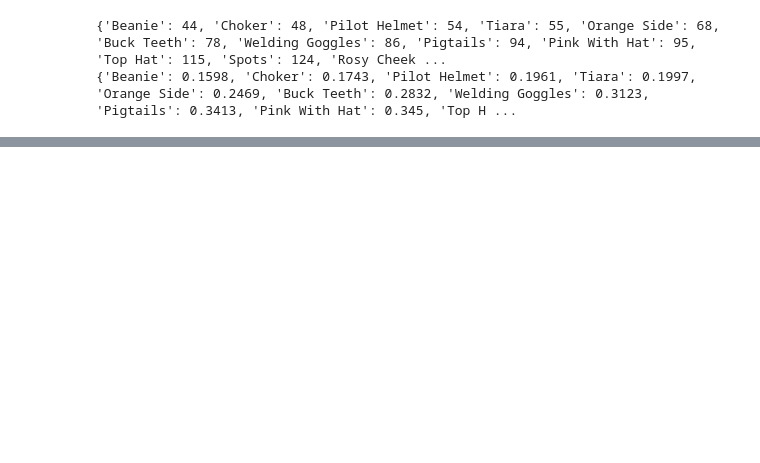
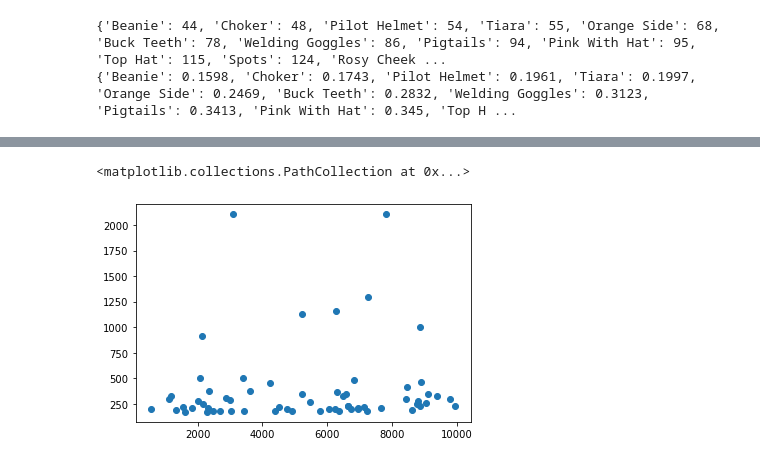
Before and after one commit to Sarah-Yifei-Wang/w209_visualization, a Jupyter notebook: notebooks/generate_data.ipynb, the cells around one changed output, grey strips where cells are left out. Drawn from its saved outputs; the diff is of its cells as text; code cells hidden in the pictures; blank space fills up the shorter version.

```diff
--- a/notebooks/generate_data.ipynb
+++ b/notebooks/generate_data.ipynb
@@ -297,0 +356,5 @@ df_sales_top1
+# %%
+plt.scatter(df_sales_top1.punk_id, df_sales_top1.mean_eth)
+# %% [output]
+<matplotlib.collections.PathCollection at 0x...>
+[figure, added]
```
Also changed, not shown: parts of 22 cells of this notebook.
